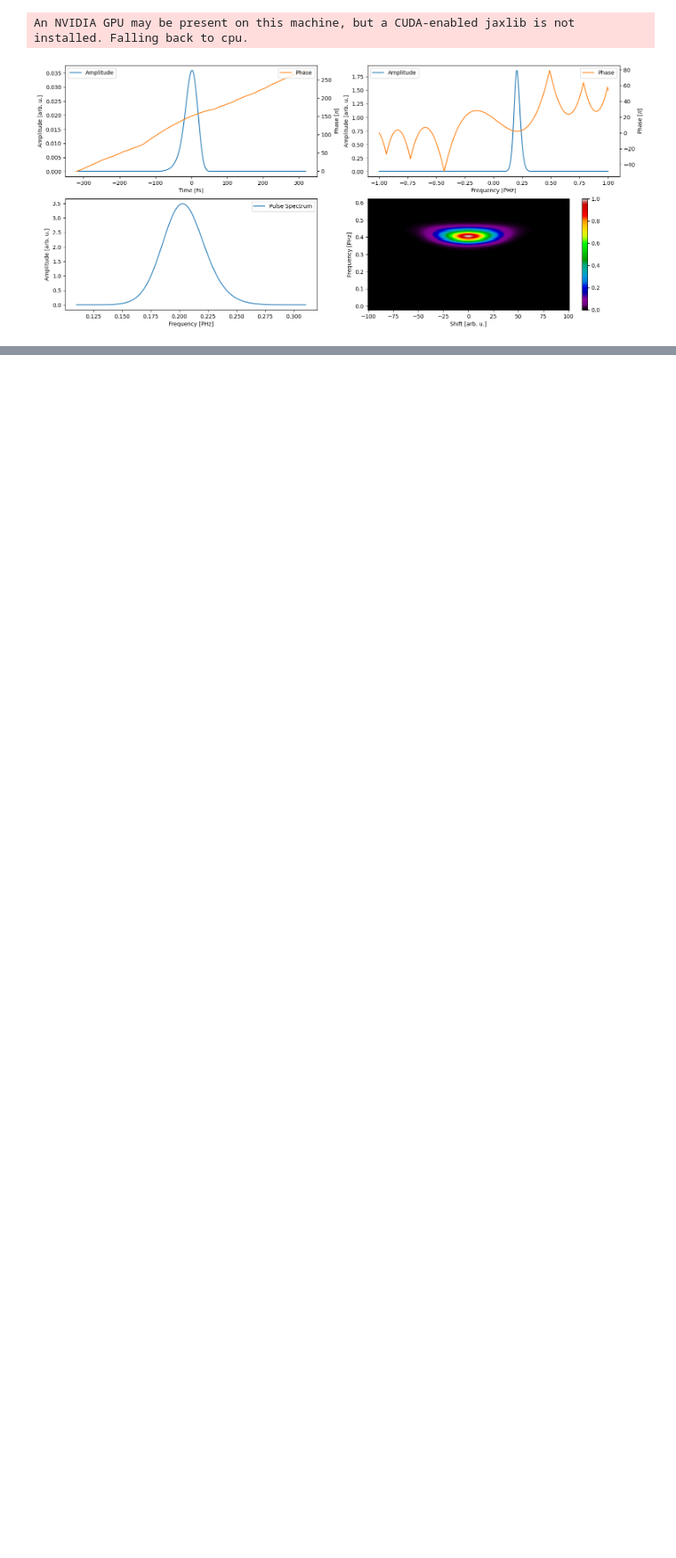
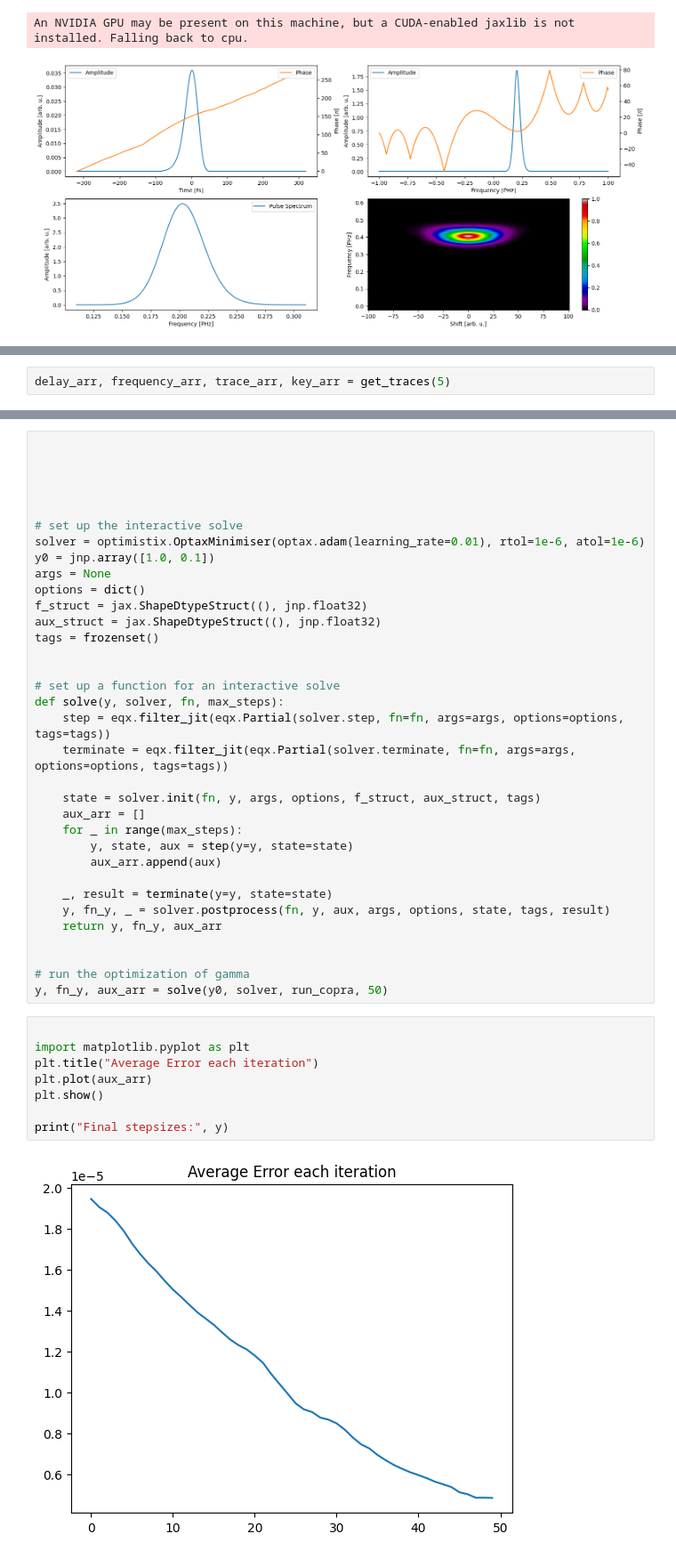
Before and after one commit to matillda123/Pulse-Retrieval-with-JAX, a Jupyter notebook: _usage_example.ipynb, the cells around one changed output, grey strips where cells are left out. Shown at 89% size. Cells and saved outputs as stored; diff of their text form; blank space fills up the shorter version.

Commit message:
Update example 11_optimize_stepsize

```diff
--- a/_usage_example.ipynb
+++ b/_usage_example.ipynb
@@ -20,0 +66,2 @@ An NVIDIA GPU may be present on this machine, but a CUDA-enabled jaxlib is not i
+# %%
+delay_arr, frequency_arr, trace_arr, key_arr = get_traces(5)
@@ -20,0 +91,44 @@ An NVIDIA GPU may be present on this machine, but a CUDA-enabled jaxlib is not i
+# %%
+
+
+
+
+
+# set up the interactive solve
+solver = optimistix.OptaxMinimiser(optax.adam(learning_rate=0.01), rtol=1e-6, atol=1e-6)
+y0 = jnp.array([1.0, 0.1])
+args = None
+options = dict()
+f_struct = jax.ShapeDtypeStruct((), jnp.float32)
+aux_struct = jax.ShapeDtypeStruct((), jnp.float32)
+tags = frozenset()
+
+
+# set up a function for an interactive solve
+def solve(y, solver, fn, max_steps):
+    step = eqx.filter_jit(eqx.Partial(solver.step, fn=fn, args=args, options=options, tags=tags))
+    terminate = eqx.filter_jit(eqx.Partial(solver.terminate, fn=fn, args=args, options=options, tags=tags))
+
+    state = solver.init(fn, y, args, options, f_struct, aux_struct, tags)
+    aux_arr = []
+    for _ in range(max_steps):
+        y, state, aux = step(y=y, state=state)
+        aux_arr.append(aux)
+
+    _, result = terminate(y=y, state=state)
+    y, fn_y, _ = solver.postprocess(fn, y, aux, args, options, state, tags, result)
+    return y, fn_y, aux_arr
+
+
+# run the optimization of gamma
+y, fn_y, aux_arr = solve(y0, solver, run_copra, 50)
+# %%
+
+import matplotlib.pyplot as plt
+plt.title("Average Error each iteration")
+plt.plot(aux_arr)
+plt.show()
+
+print("Final stepsizes:", y)
+# %% [output]
+[figure, added]
```
Also changed, not shown: parts of 6 cells of this notebook, 3 other files.
